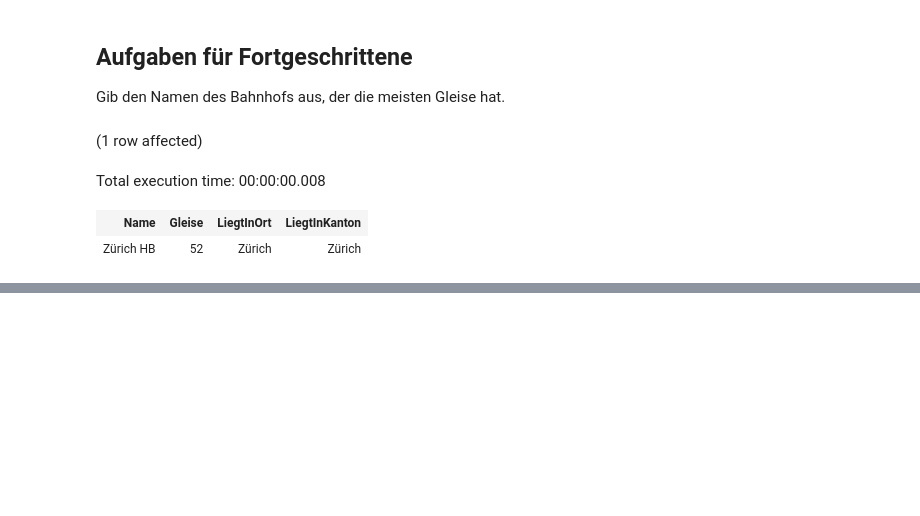
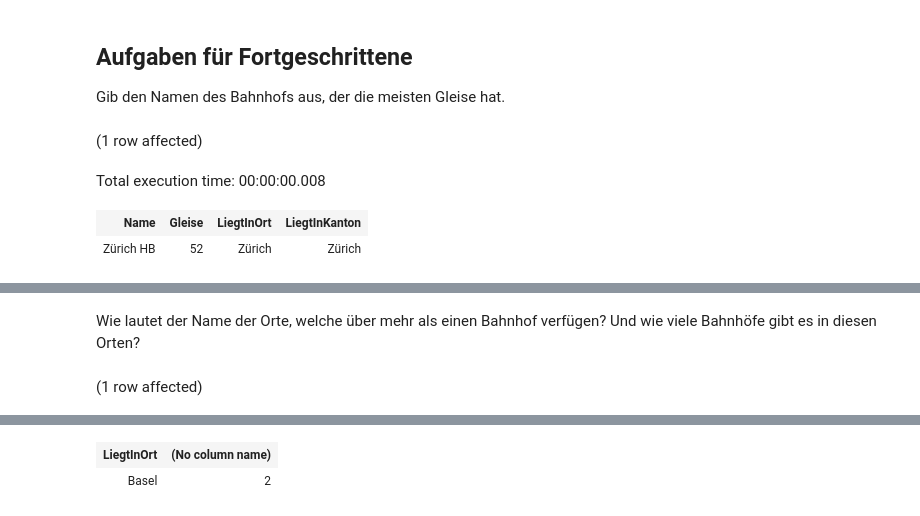
Before and after one commit to dDreistein/DatenModellieren, a Jupyter notebook: DatenAuslesenZugdatenbank.ipynb, the cells around one changed output, grey strips where cells are left out. Drawn from its saved outputs; the diff is of its cells as text; code cells hidden in the pictures; blank space fills up the shorter version.

```diff
--- a/DatenAuslesenZugdatenbank.ipynb
+++ b/DatenAuslesenZugdatenbank.ipynb
@@ -151,0 +165,6 @@ Total execution time: 00:00:00.008
+# %% [markdown]
+Wie lautet der Name der Orte, welche über mehr als einen Bahnhof verfügen? Und wie viele Bahnhöfe gibt es in diesen Orten?
+# %%
+SELECT LiegtInOrt, COUNT(*) FROM Bahnhoefe GROUP BY LiegtInOrt HAVING COUNT(*) > 1
+# %% [output]
+(1 row affected)
@@ -151,0 +172,2 @@ Total execution time: 00:00:00.008
+| LiegtInOrt | (No column name) |
+| Basel | 2 |
```
Also changed, not shown: parts of 7 cells of this notebook.
